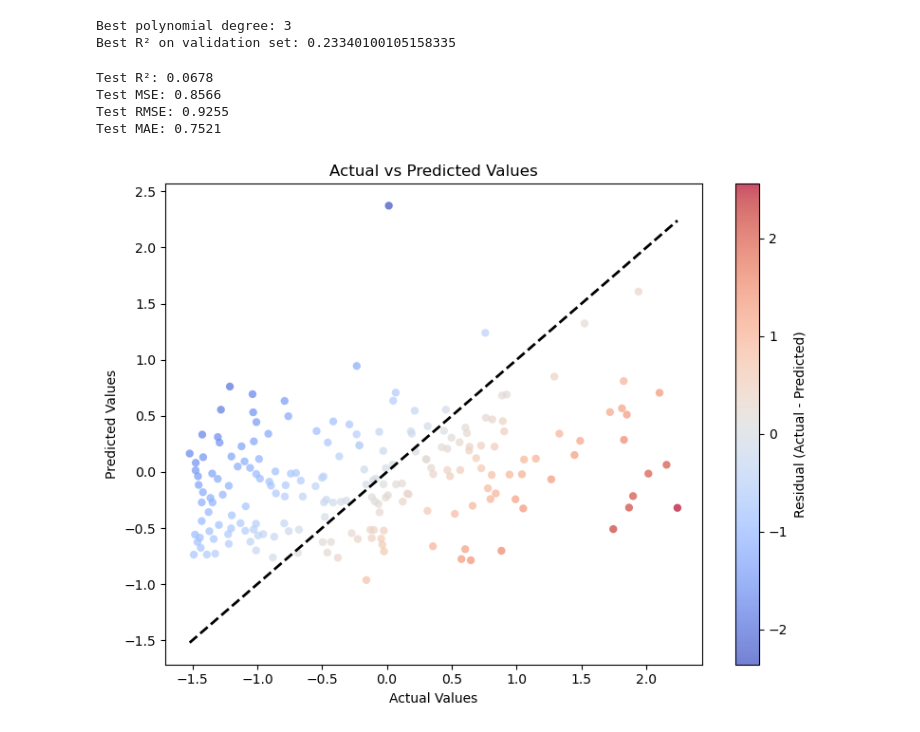
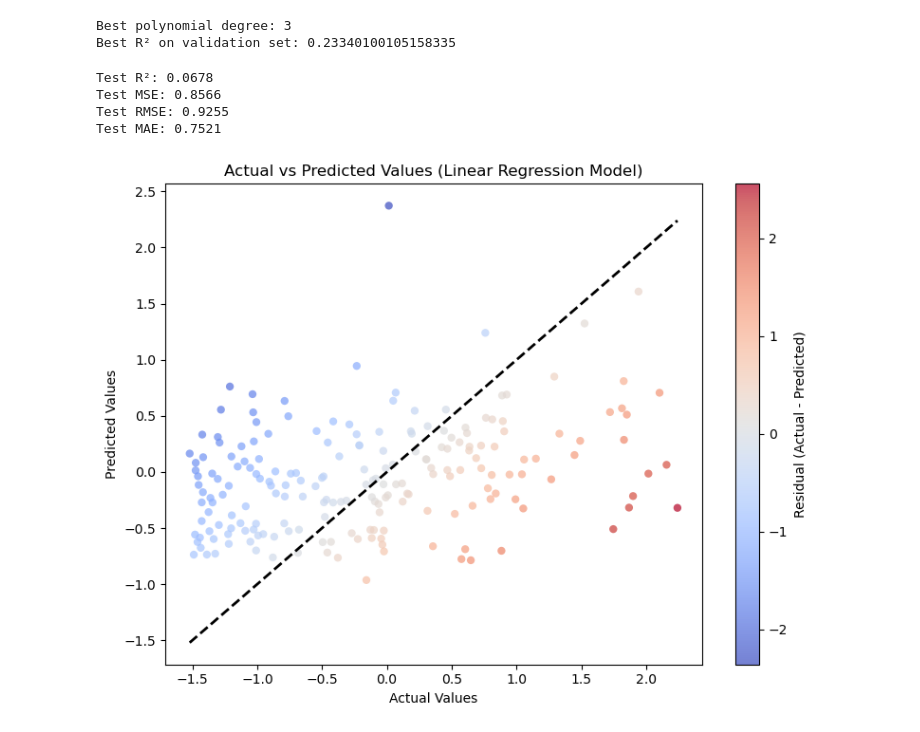
Before and after one commit to FWrightQMUL/EMS740UP-Course-Work, a Jupyter notebook: LR_gB4.ipynb, the cells around one changed output. Saved outputs shown, nothing was run; the diff lists cells and outputs as text; code cells hidden in the pictures.

```diff
--- a/LR_gB4.ipynb
+++ b/LR_gB4.ipynb
@@ -61,35 +61,35 @@ final_model.fit(X_trainval_poly, Y_trainval)
 X_test_pred = final_model.predict(X_test_poly)
 
 # Evaluates the model's performance on the test set
 test_r2 = r2_score(Y_test, X_test_pred)
 test_mse = mean_squared_error(Y_test, X_test_pred)
 test_mae = mean_absolute_error(Y_test, X_test_pred)
 test_rmse = np.sqrt(test_mse)
 
 print(f"Test R²: {test_r2:.4f}")
 print(f"Test MSE: {test_mse:.4f}")
 print(f"Test RMSE: {test_rmse:.4f}")
 print(f"Test MAE: {test_mae:.4f}")
 
 # Calculates residuals
 residuals = Y_test - X_test_pred
 
 # Creates a scatter plot of actual vs predicted values without outlined points
 plt.figure(figsize=(8, 6))
 sc = plt.scatter(Y_test, X_test_pred, c=residuals, cmap='coolwarm', edgecolor='none', alpha=0.7)
 plt.colorbar(sc, label='Residual (Actual - Predicted)')
 plt.xlabel('Actual Values')
 plt.ylabel('Predicted Values')
-plt.title('Actual vs Predicted Values')
+plt.title('Actual vs Predicted Values (Linear Regression Model)')
 plt.plot([Y_test.min(), Y_test.max()], [Y_test.min(), Y_test.max()], 'k--', lw=2)
 plt.tight_layout()
 plt.show()
 # %% [output]
 Test R²: 0.0678
 Test MSE: 0.8566
 Test RMSE: 0.9255
 Test MAE: 0.7521
-[figure, old version]
+[figure, new version]
 # %%
 # Export predicted values to a CSV file for hybrid model use
 pd.DataFrame(X_test_pred, columns=['Predicted']).to_csv('LR_pred_gB4.csv', index=False)
```
Also changed, not shown: 1 other file.
